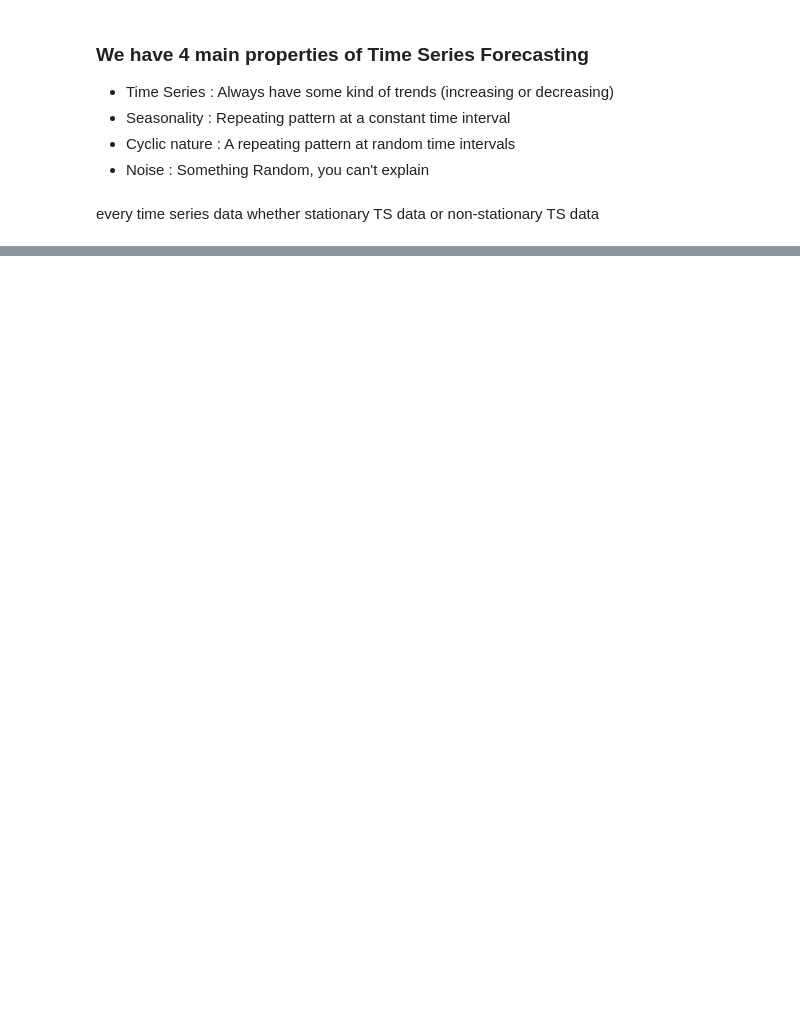
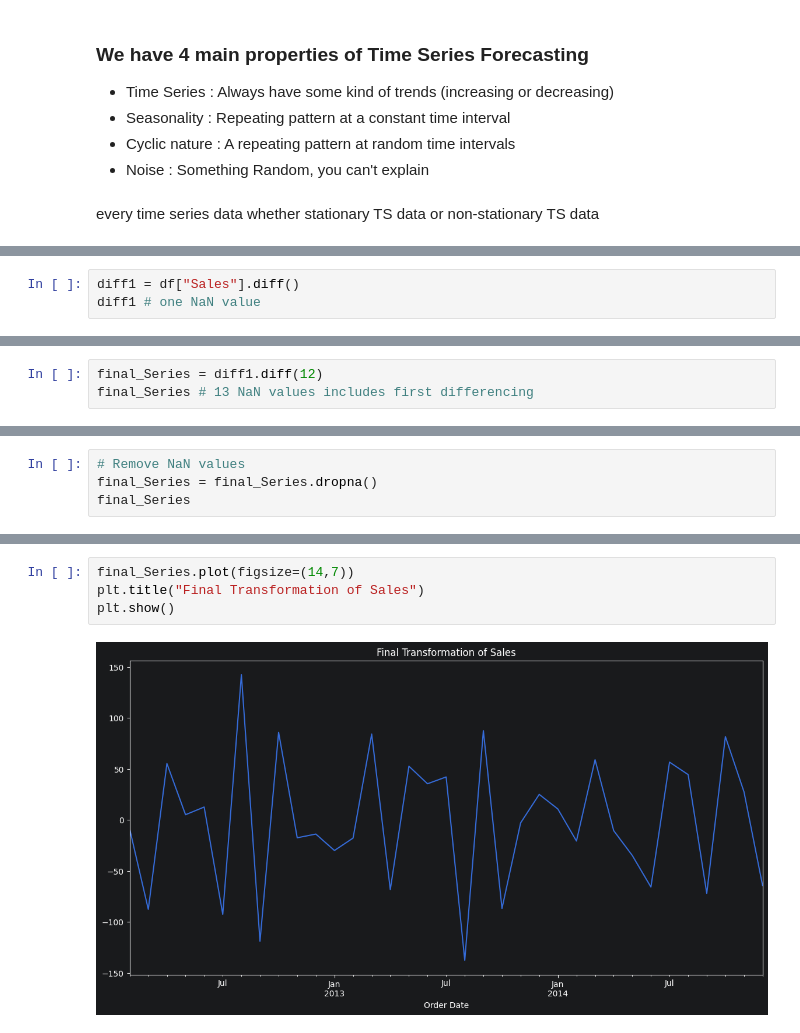
Before and after one commit to kaymansrinivasan/Machine_Learning, a Jupyter notebook: .ipynb/Time Series_1.ipynb, the cells around one changed output, grey strips where cells are left out. Saved outputs shown, nothing was run; the diff lists cells and outputs as text; blank space fills up the shorter version.

```diff
--- a/.ipynb/Time Series_1.ipynb
+++ b/.ipynb/Time Series_1.ipynb
@@ -207,0 +243,3 @@ plt.show()
+# %%
+diff1 = df["Sales"].diff()
+diff1 # one NaN value
@@ -207,0 +266,3 @@ plt.show()
+# %%
+final_Series = diff1.diff(12)
+final_Series # 13 NaN values includes first differencing
@@ -207,0 +287,4 @@ plt.show()
+# %%
+# Remove NaN values
+final_Series = final_Series.dropna()
+final_Series
@@ -207,0 +309,6 @@ plt.show()
+# %%
+final_Series.plot(figsize=(14,7))
+plt.title("Final Transformation of Sales")
+plt.show()
+# %% [output]
+[figure, added]
```
Also changed, not shown: parts of 28 cells of this notebook.
